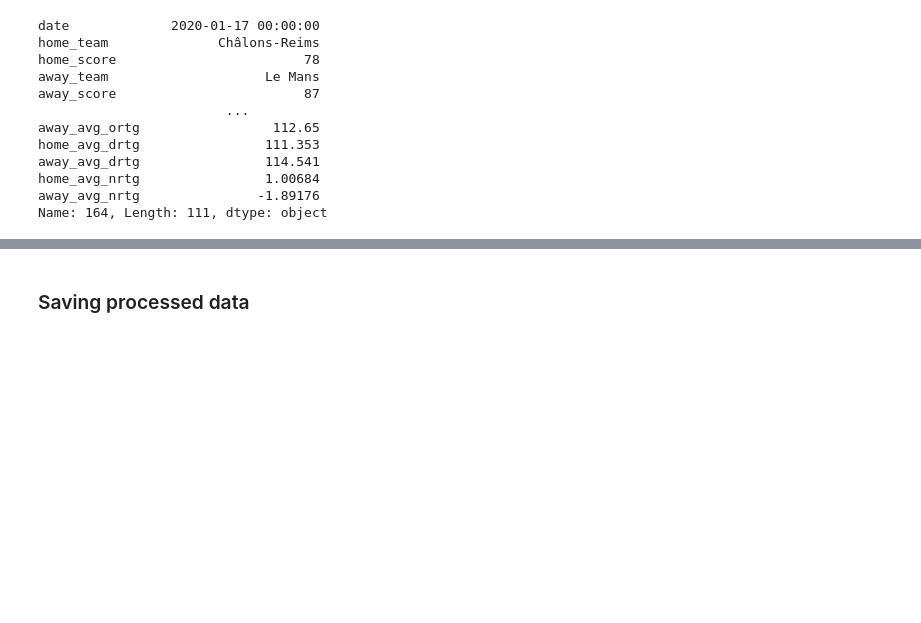
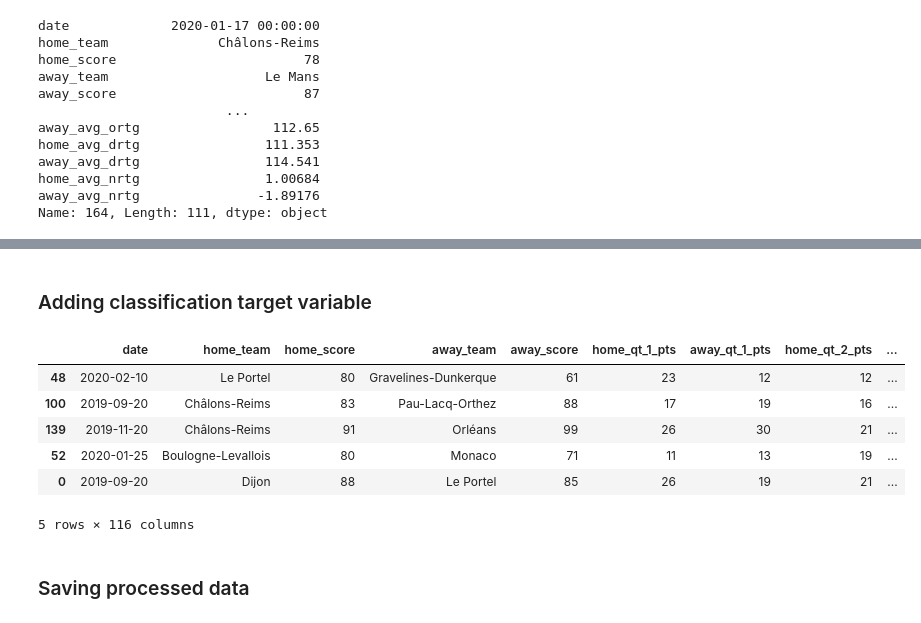
Before and after one commit to LouisAuneau/MISC-basketball-prediction, a Jupyter notebook: data_preparation.ipynb, the cells around one changed output, grey strips where cells are left out. Saved outputs shown, nothing was run; the diff lists cells and outputs as text; code cells hidden in the pictures; blank space fills up the shorter version.

```diff
--- a/data_preparation.ipynb
+++ b/data_preparation.ipynb
@@ -234,3 +266,16 @@ Name: 164, Length: 111, dtype: object
+# %% [markdown]
+### Adding classification target variable
+# %%
+raw_data['home_team_win'] = raw_data['home_score'] > raw_data['away_score']
+raw_data.sample(n=5)
+# %% [output]
+|  | date | home_team | home_score | away_team | away_score | home_qt_1_pts | away_qt_1_pts | home_qt_2_pts | ... |
+| 48 | 2020-02-10 | Le Portel | 80 | Gravelines-Dunkerque | 61 | 23 | 12 | 12 | ... |
+| 100 | 2019-09-20 | Châlons-Reims | 83 | Pau-Lacq-Orthez | 88 | 17 | 19 | 16 | ... |
+| 139 | 2019-11-20 | Châlons-Reims | 91 | Orléans | 99 | 26 | 30 | 21 | ... |
+| 52 | 2020-01-25 | Boulogne-Levallois | 80 | Monaco | 71 | 11 | 13 | 19 | ... |
+| 0 | 2019-09-20 | Dijon | 88 | Le Portel | 85 | 26 | 19 | 21 | ... |
+5 rows × 116 columns
 # %% [markdown]
 ### Saving processed data
 # %%
```
Also changed, not shown: parts of 3 cells of this notebook, 3 other files.
